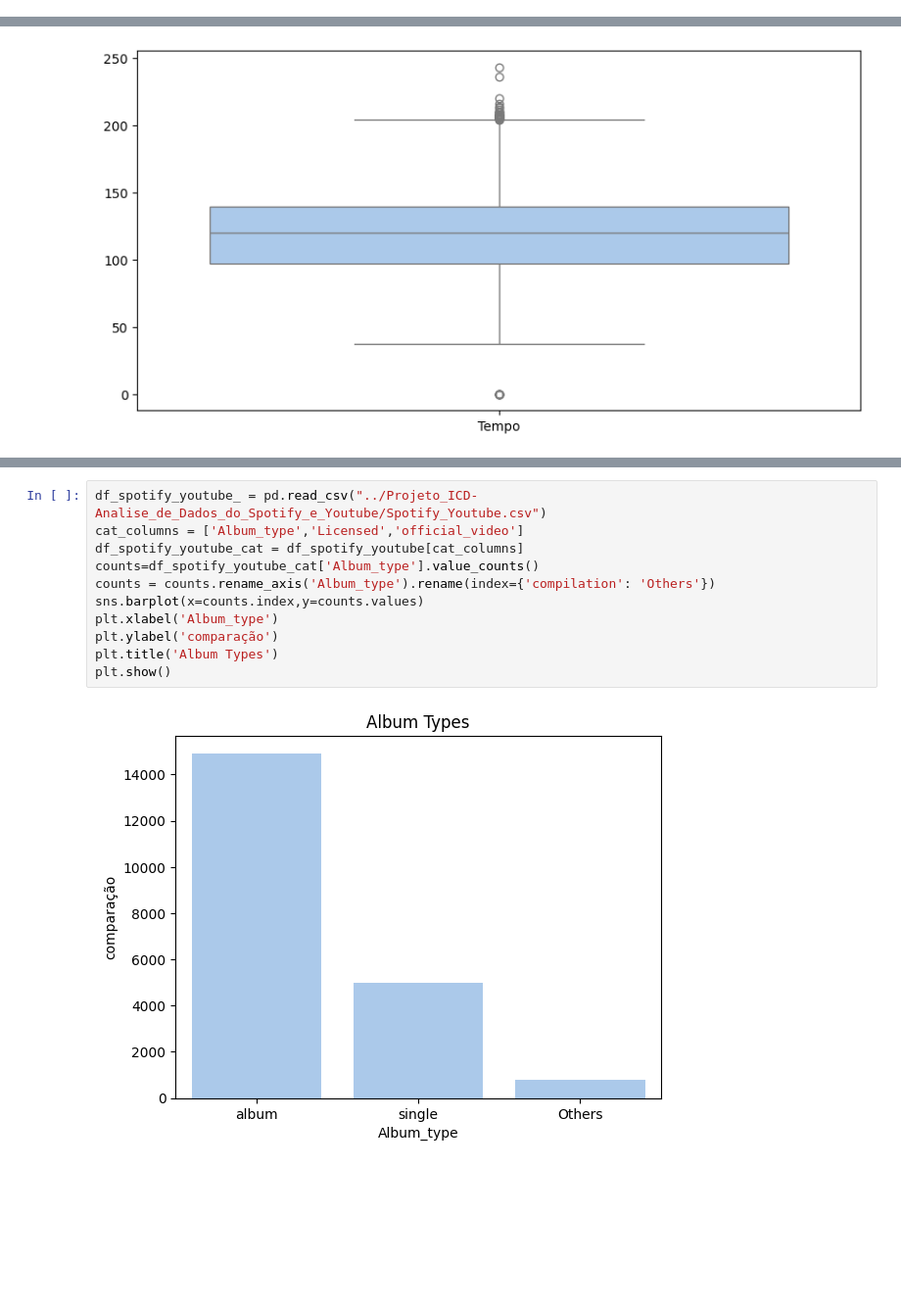
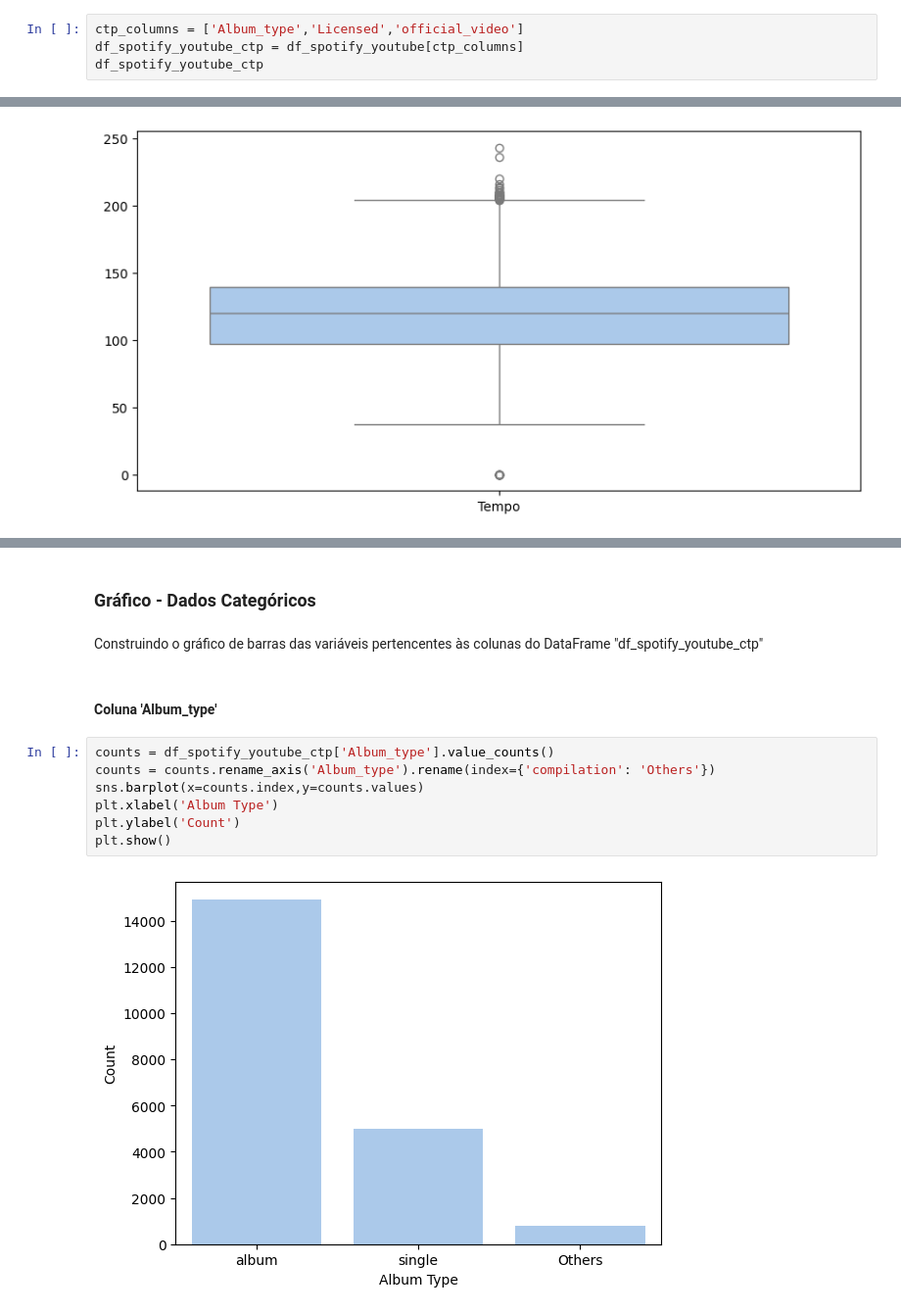
Before and after one commit to sylrod569/Projeto-ICD---An-lise-de-Dados-do-Spotify-Youtube, a Jupyter notebook: tratamento_de_dados.ipynb, the cells around one changed output, grey strips where cells are left out. Shown at 98% size. Cells and saved outputs as stored; diff of their text form; blank space fills up the shorter version.

```diff
--- a/tratamento_de_dados.ipynb
+++ b/tratamento_de_dados.ipynb
@@ -52,0 +55,4 @@ df_spotify_youtube_ctg
+# %%
+ctp_columns = ['Album_type','Licensed','official_video']
+df_spotify_youtube_ctp = df_spotify_youtube[ctp_columns]
+df_spotify_youtube_ctp
@@ -245,13 +261,15 @@ df_spotify_youtube_cat
+# %% [markdown]
+### Gráfico - Dados Categóricos
+# %% [markdown]
+Construindo o gráfico de barras das variáveis pertencentes às colunas do DataFrame "df_spotify_youtube_ctp"
+# %% [markdown]
+#### Coluna 'Album_type'
 # %%
-df_spotify_youtube_ = pd.read_csv("../Projeto_ICD-Analise_de_Dados_do_Spotify_e_Youtube/Spotify_Youtube.csv")
-cat_columns = ['Album_type','Licensed','official_video']
-df_spotify_youtube_cat = df_spotify_youtube[cat_columns]
-counts=df_spotify_youtube_cat['Album_type'].value_counts()
+counts = df_spotify_youtube_ctp['Album_type'].value_counts()
 counts = counts.rename_axis('Album_type').rename(index={'compilation': 'Others'})
 sns.barplot(x=counts.index,y=counts.values)
-plt.xlabel('Album_type')
-plt.ylabel('comparação')
-plt.title('Album Types')
+plt.xlabel('Album Type')
+plt.ylabel('Count')
 plt.show()
 # %% [output]
-[figure, old version]
+[figure, new version]
```
Also changed, not shown: parts of 17 cells of this notebook.
